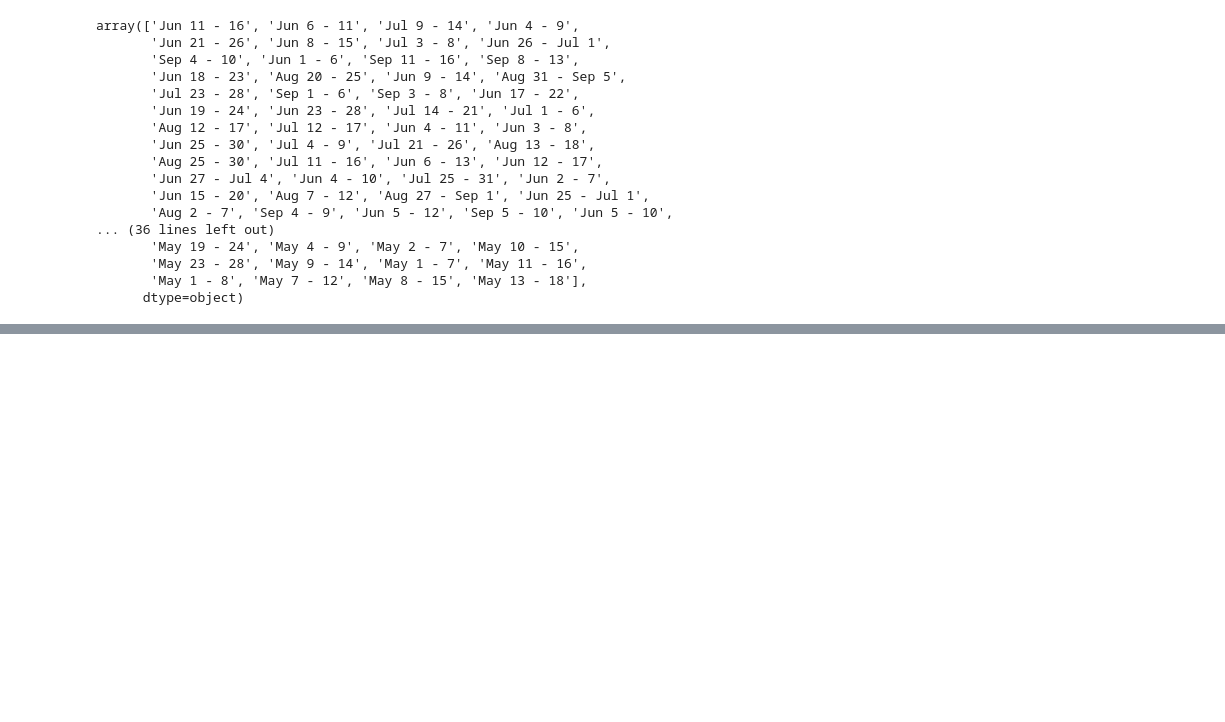
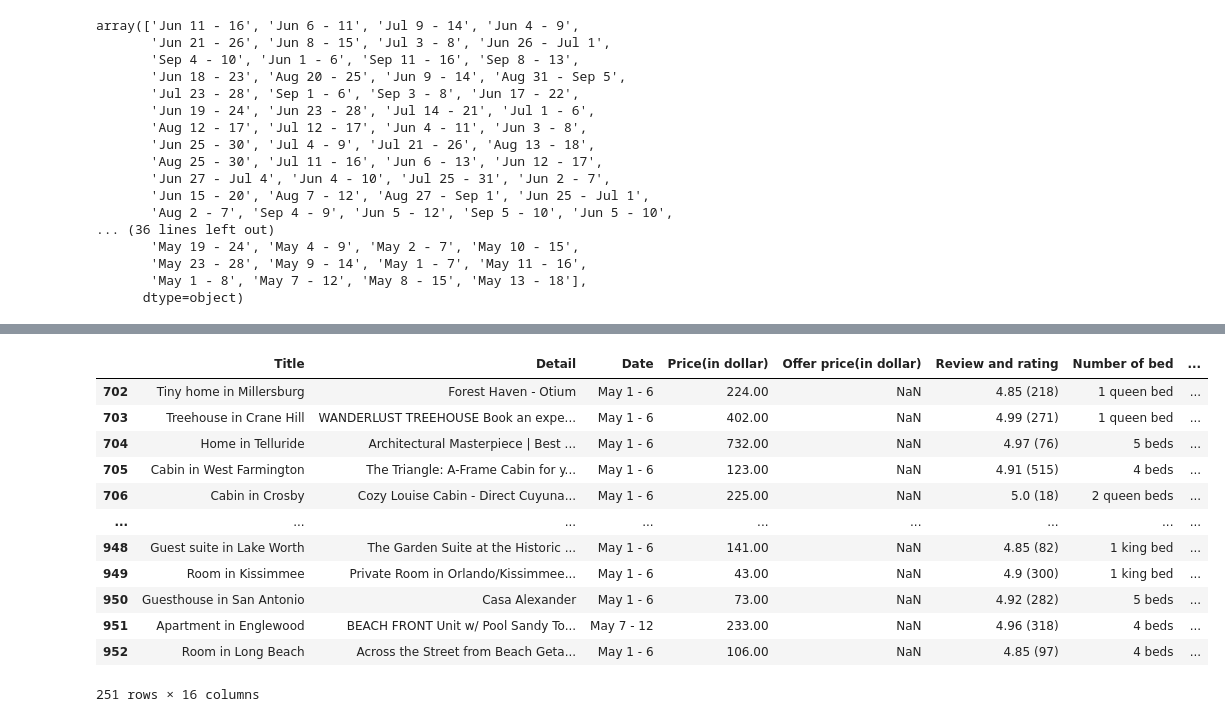
Before and after one commit to nyassi35/ReDI_project, a Jupyter notebook: Redi_Project.ipynb, the cells around one changed output, grey strips where cells are left out. Saved outputs shown, nothing was run; the diff lists cells and outputs as text; code cells hidden in the pictures; blank space fills up the shorter version.

```diff
--- a/Redi_Project.ipynb
+++ b/Redi_Project.ipynb
@@ -177,0 +258,17 @@ df1.sample(50)
+# %%
+joe = df1[df1['Country'].isnull()]
+joe
+# %% [output]
+|  | Title | Detail | Date | Price(in dollar) | Offer price(in dollar) | Review and rating | Number of bed | ... |
+| 702 | Tiny home in Millersburg | Forest Haven - Otium | May 1 - 6 | 224.00 | NaN | 4.85 (218) | 1 queen bed | ... |
+| 703 | Treehouse in Crane Hill | WANDERLUST TREEHOUSE Book an expe... | May 1 - 6 | 402.00 | NaN | 4.99 (271) | 1 queen bed | ... |
+| 704 | Home in Telluride | Architectural Masterpiece | Best ... | May 1 - 6 | 732.00 | NaN | 4.97 (76) | 5 beds | ... |
+| 705 | Cabin in West Farmington | The Triangle: A-Frame Cabin for y... | May 1 - 6 | 123.00 | NaN | 4.91 (515) | 4 beds | ... |
+| 706 | Cabin in Crosby | Cozy Louise Cabin - Direct Cuyuna... | May 1 - 6 | 225.00 | NaN | 5.0 (18) | 2 queen beds | ... |
+| ... | ... | ... | ... | ... | ... | ... | ... | ... |
+| 948 | Guest suite in Lake Worth | The Garden Suite at the Historic ... | May 1 - 6 | 141.00 | NaN | 4.85 (82) | 1 king bed | ... |
+| 949 | Room in Kissimmee | Private Room in Orlando/Kissimmee... | May 1 - 6 | 43.00 | NaN | 4.9 (300) | 1 king bed | ... |
+| 950 | Guesthouse in San Antonio | Casa Alexander | May 1 - 6 | 73.00 | NaN | 4.92 (282) | 5 beds | ... |
+| 951 | Apartment in Englewood | BEACH FRONT Unit w/ Pool Sandy To... | May 7 - 12 | 233.00 | NaN | 4.96 (318) | 4 beds | ... |
+| 952 | Room in Long Beach | Across the Street from Beach Geta... | May 1 - 6 | 106.00 | NaN | 4.85 (97) | 4 beds | ... |
+251 rows × 16 columns
```
Also changed, not shown: parts of 14 cells of this notebook.
